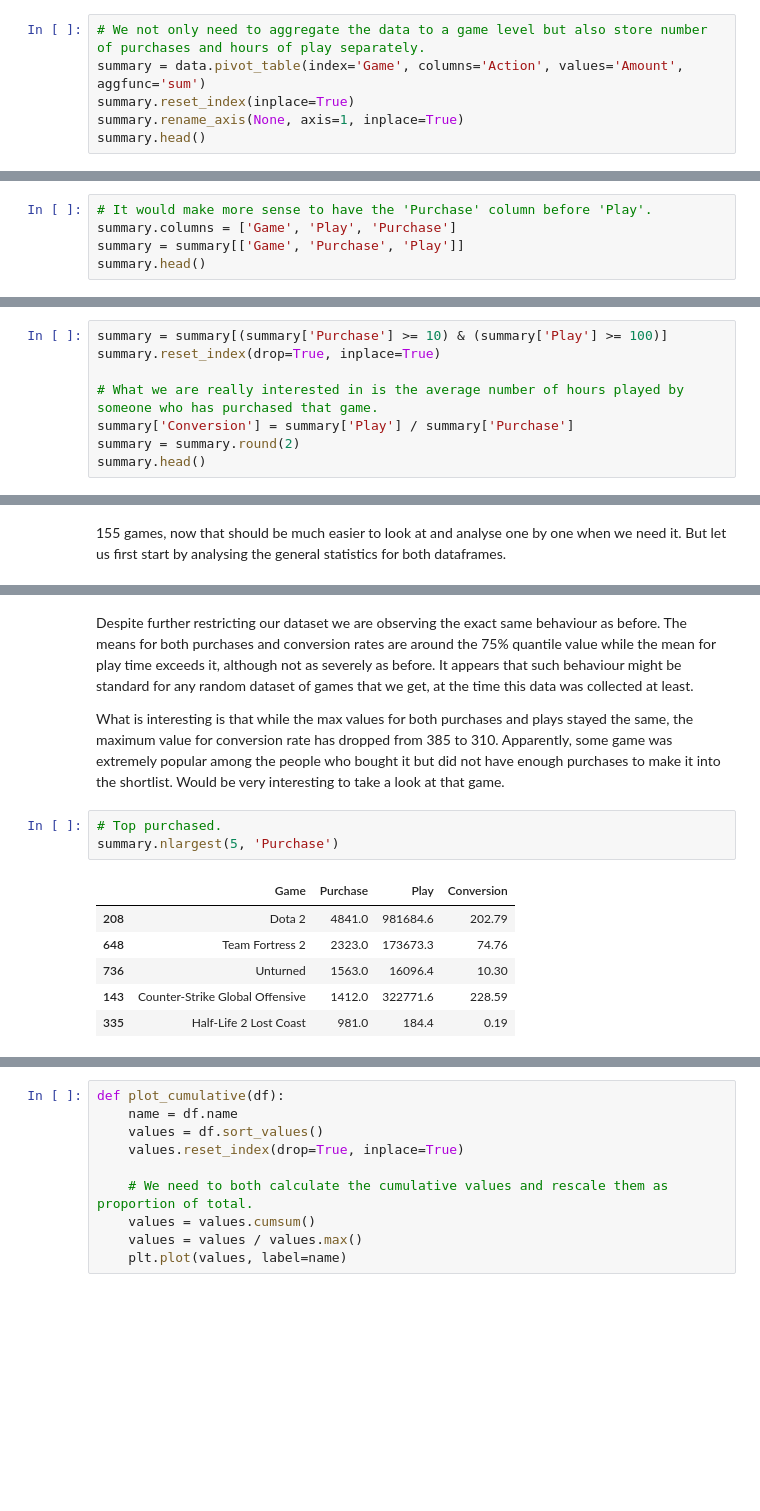
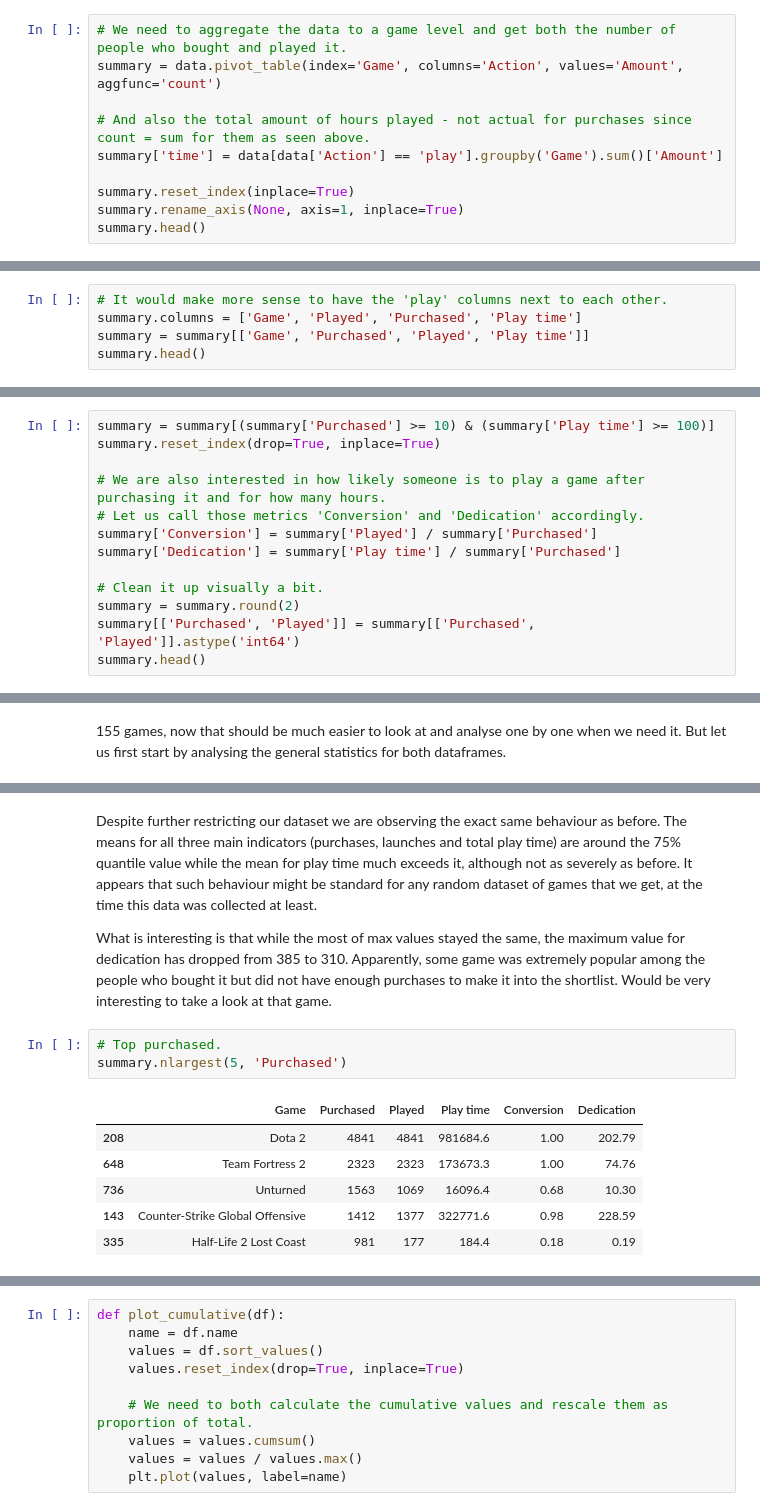
Before and after one commit to Dark-Hobbit/steam, a Jupyter notebook: kaggle_1.ipynb, the cells around one changed output, grey strips where cells are left out. Drawn from its saved outputs; the diff is of its cells as text; blank space fills up the shorter version.

```diff
--- a/kaggle_1.ipynb
+++ b/kaggle_1.ipynb
@@ -76,8 +76,12 @@ play        3445365.8
 purchase     129511.0
 Name: Amount, dtype: float64
 # %%
-# We not only need to aggregate the data to a game level but also store number of purchases and hours of play separately.
-summary = data.pivot_table(index='Game', columns='Action', values='Amount', aggfunc='sum')
+# We need to aggregate the data to a game level and get both the number of people who bought and played it.
+summary = data.pivot_table(index='Game', columns='Action', values='Amount', aggfunc='count')
+
+# And also the total amount of hours played - not actual for purchases since count = sum for them as seen above.
+summary['time'] = data[data['Action'] == 'play'].groupby('Game').sum()['Amount']
+
 summary.reset_index(inplace=True)
 summary.rename_axis(None, axis=1, inplace=True)
 summary.head()
@@ -91,6 +95,6 @@ summary.head()
 # %%
-# It would make more sense to have the 'Purchase' column before 'Play'.
-summary.columns = ['Game', 'Play', 'Purchase']
-summary = summary[['Game', 'Purchase', 'Play']]
+# It would make more sense to have the 'play' columns next to each other.
+summary.columns = ['Game', 'Played', 'Purchased', 'Play time']
+summary = summary[['Game', 'Purchased', 'Played', 'Play time']]
 summary.head()
 # %% [output]
@@ -117,9 +121,14 @@ Quite a lot of games that were bought but never played in our data, is it not? 5
 # %%
-summary = summary[(summary['Purchase'] >= 10) & (summary['Play'] >= 100)]
+summary = summary[(summary['Purchased'] >= 10) & (summary['Play time'] >= 100)]
 summary.reset_index(drop=True, inplace=True)
 
-# What we are really interested in is the average number of hours played by someone who has purchased that game.
-summary['Conversion'] = summary['Play'] / summary['Purchase']
+# We are also interested in how likely someone is to play a game after purchasing it and for how many hours.
+# Let us call those metrics 'Conversion' and 'Dedication' accordingly.
+summary['Conversion'] = summary['Played'] / summary['Purchased']
+summary['Dedication'] = summary['Play time'] / summary['Purchased']
+
+# Clean it up visually a bit.
 summary = summary.round(2)
+summary[['Purchased', 'Played']] = summary[['Purchased', 'Played']].astype('int64')
 summary.head()
 # %% [output]
@@ -187,14 +200,14 @@ shortlist.describe()
 # %% [markdown]
-Despite further restricting our dataset we are observing the exact same behaviour as before. The means for both purchases and conversion rates are around the 75% quantile value while the mean for play time exceeds it, although not as severely as before. It appears that such behaviour might be standard for any random dataset of games that we get, at the time this data was collected at least.
+Despite further restricting our dataset we are observing the exact same behaviour as before. The means for all three main indicators (purchases, launches and total play time) are around the 75% quantile value while the mean for play time much exceeds it, although not as severely as before. It appears that such behaviour might be standard for any random dataset of games that we get, at the time this data was collected at least.
 
-What is interesting is that while the max values for both purchases and plays stayed the same, the maximum value for conversion rate has dropped from 385 to 310. Apparently, some game was extremely popular among the people who bought it but did not have enough purchases to make it into the shortlist. Would be very interesting to take a look at that game.
+What is interesting is that while the most of max values stayed the same, the maximum value for dedication has dropped from 385 to 310. Apparently, some game was extremely popular among the people who bought it but did not have enough purchases to make it into the shortlist. Would be very interesting to take a look at that game.
 # %%
 # Top purchased.
-summary.nlargest(5, 'Purchase')
+summary.nlargest(5, 'Purchased')
 # %% [output]
-|  | Game | Purchase | Play | Conversion |
-| 208 | Dota 2 | 4841.0 | 981684.6 | 202.79 |
-| 648 | Team Fortress 2 | 2323.0 | 173673.3 | 74.76 |
-| 736 | Unturned | 1563.0 | 16096.4 | 10.30 |
-| 143 | Counter-Strike Global Offensive | 1412.0 | 322771.6 | 228.59 |
-| 335 | Half-Life 2 Lost Coast | 981.0 | 184.4 | 0.19 |
+|  | Game | Purchased | Played | Play time | Conversion | Dedication |
+| 208 | Dota 2 | 4841 | 4841 | 981684.6 | 1.00 | 202.79 |
+| 648 | Team Fortress 2 | 2323 | 2323 | 173673.3 | 1.00 | 74.76 |
+| 736 | Unturned | 1563 | 1069 | 16096.4 | 0.68 | 10.30 |
+| 143 | Counter-Strike Global Offensive | 1412 | 1377 | 322771.6 | 0.98 | 228.59 |
+| 335 | Half-Life 2 Lost Coast | 981 | 177 | 184.4 | 0.18 | 0.19 |
```
Also changed, not shown: parts of 26 cells of this notebook.
